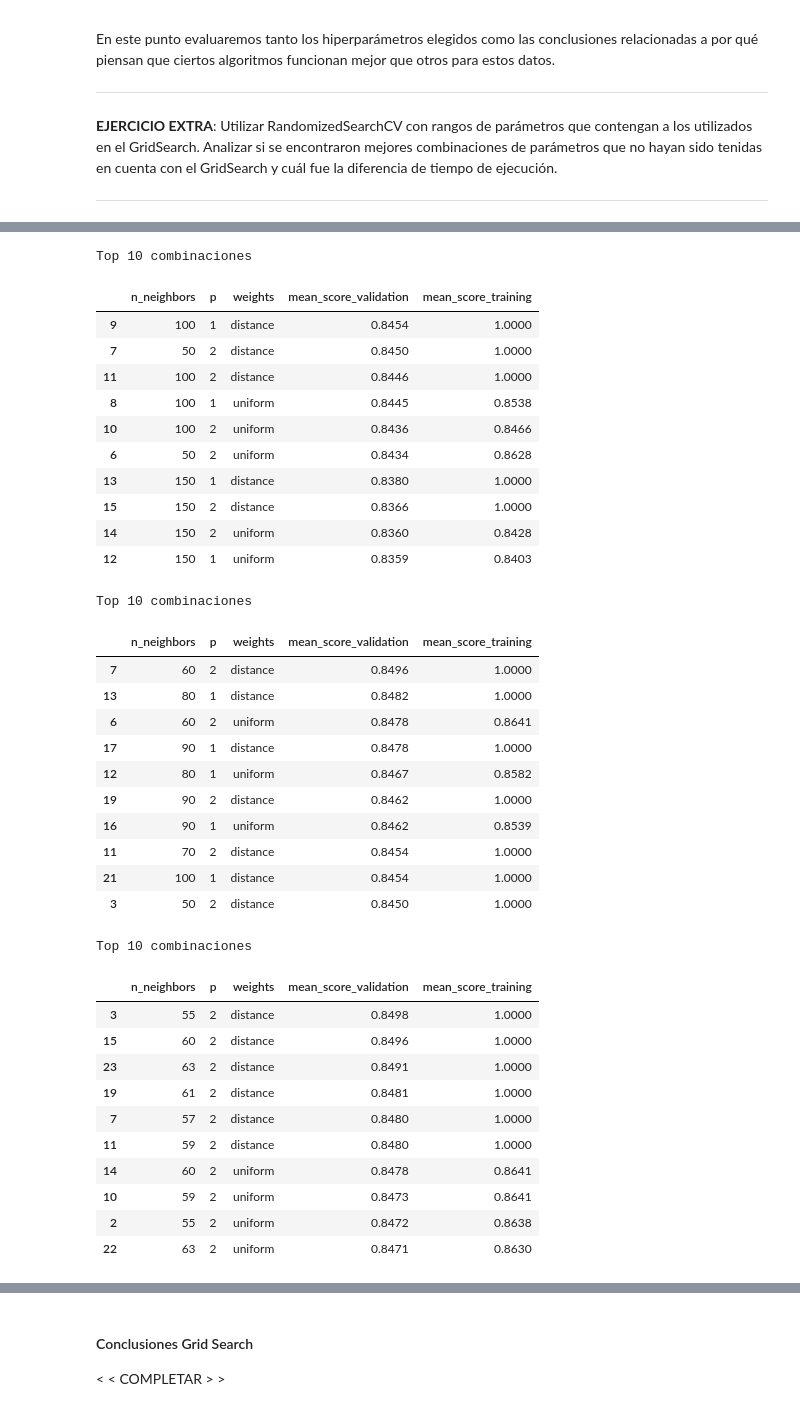
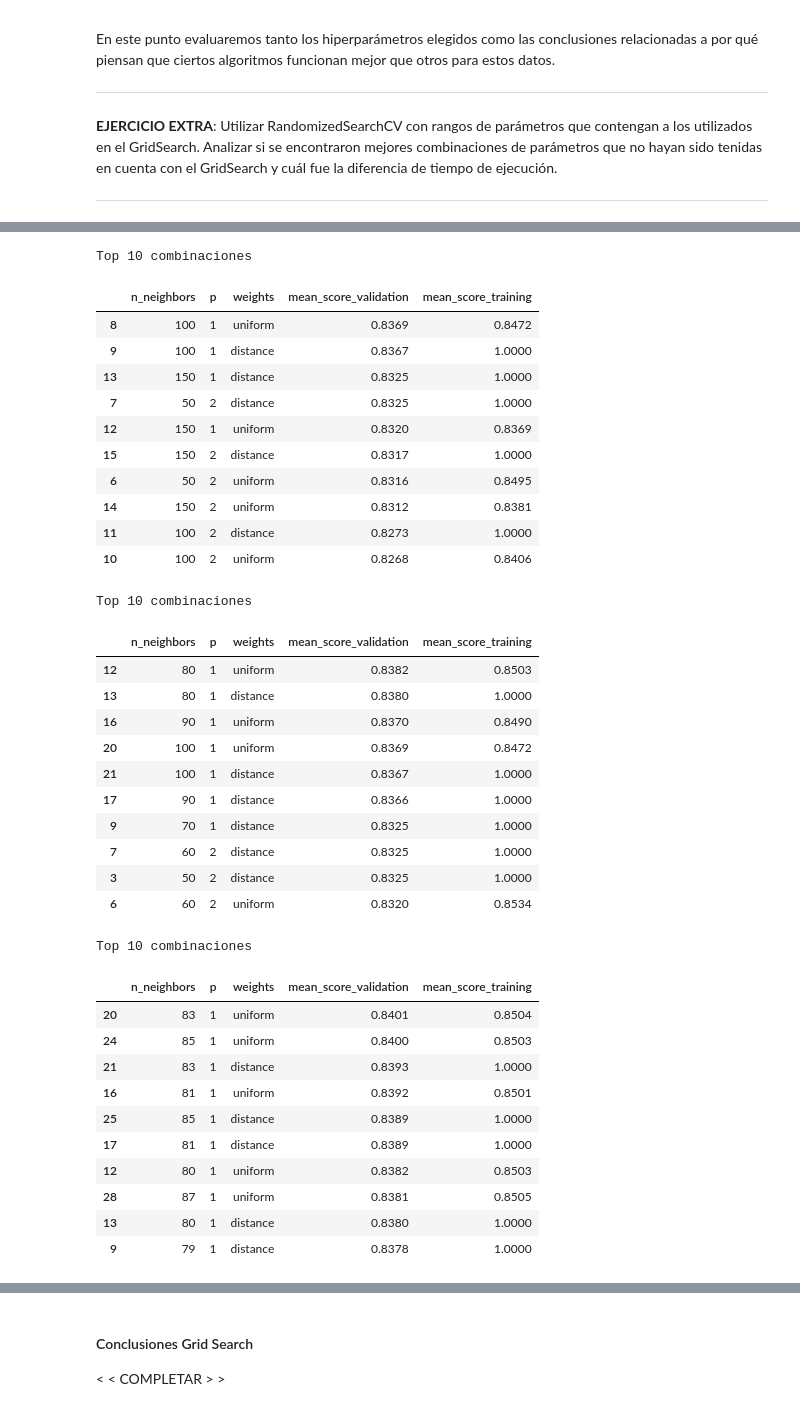
Before and after one commit to jlassa/TP1---aa, a Jupyter notebook: TP1.ipynb, the cells around one changed output, grey strips where cells are left out. Cells and saved outputs as stored; diff of their text form; code cells hidden in the pictures.

```diff
--- a/TP1.ipynb
+++ b/TP1.ipynb
@@ -106,7 +106,7 @@ Contarán con una cantidad limitada de datos, por lo cual es importante tomar un
 
 ########################################################
 np.random.seed(1234)
-X_dev, X_eval, y_dev, y_eval = sklearn.model_selection.train_test_split(X, y, test_size = 1/5)
+X_dev, X_eval, y_dev, y_eval = sklearn.model_selection.train_test_split(X, y, stratify=y, test_size = 1/5)
 
 # X_eval y_eval: son el heldout, separados usando la misma proporcion de malos y buenos, y shuffleando. DEF
 
@@ -115,7 +115,7 @@ X_dev, X_eval, y_dev, y_eval = sklearn.model_selection.train_test_split(X, y, te
 
 print("X_dev: {}, y_dev: {} para desarrollo".format(X_dev.shape, y_dev.shape))
 print("X_eval: {}, y_eval: {} para evaluación".format(X_eval.shape, y_eval.shape))
-
+print("Proporcion Aptos:", np.array(y_dev).sum()/np.array(y_dev).shape[0] )
 plt.figure(figsize=(5, 3))
 plt.hist(np.array(y_dev))  # muestra un histograma para la distribución de y.
 plt.show()
@@ -333,16 +334,16 @@ top_resultados(grid)
 # %% [output]
 Top 10 combinaciones
 |  | n_neighbors | p | weights | mean_score_validation | mean_score_training |
-| 9 | 100 | 1 | distance | 0.8454 | 1.0000 |
-| 7 | 50 | 2 | distance | 0.8450 | 1.0000 |
-| 11 | 100 | 2 | distance | 0.8446 | 1.0000 |
-| 8 | 100 | 1 | uniform | 0.8445 | 0.8538 |
-| 10 | 100 | 2 | uniform | 0.8436 | 0.8466 |
-| 6 | 50 | 2 | uniform | 0.8434 | 0.8628 |
-| 13 | 150 | 1 | distance | 0.8380 | 1.0000 |
-| 15 | 150 | 2 | distance | 0.8366 | 1.0000 |
-| 14 | 150 | 2 | uniform | 0.8360 | 0.8428 |
-| 12 | 150 | 1 | uniform | 0.8359 | 0.8403 |
+| 8 | 100 | 1 | uniform | 0.8369 | 0.8472 |
+| 9 | 100 | 1 | distance | 0.8367 | 1.0000 |
+| 13 | 150 | 1 | distance | 0.8325 | 1.0000 |
+| 7 | 50 | 2 | distance | 0.8325 | 1.0000 |
+| 12 | 150 | 1 | uniform | 0.8320 | 0.8369 |
+| 15 | 150 | 2 | distance | 0.8317 | 1.0000 |
+| 6 | 50 | 2 | uniform | 0.8316 | 0.8495 |
+| 14 | 150 | 2 | uniform | 0.8312 | 0.8381 |
+| 11 | 100 | 2 | distance | 0.8273 | 1.0000 |
+| 10 | 100 | 2 | uniform | 0.8268 | 0.8406 |
 # %%
 ##### KNN ITERATION 2
 knn_grid_parameters = {
@@ -358,41 +359,41 @@ top_resultados(grid)
 # %% [output]
 Top 10 combinaciones
 |  | n_neighbors | p | weights | mean_score_validation | mean_score_training |
-| 7 | 60 | 2 | distance | 0.8496 | 1.0000 |
-| 13 | 80 | 1 | distance | 0.8482 | 1.0000 |
-| 6 | 60 | 2 | uniform | 0.8478 | 0.8641 |
-| 17 | 90 | 1 | distance | 0.8478 | 1.0000 |
-| 12 | 80 | 1 | uniform | 0.8467 | 0.8582 |
-| 19 | 90 | 2 | distance | 0.8462 | 1.0000 |
-| 16 | 90 | 1 | uniform | 0.8462 | 0.8539 |
-| 11 | 70 | 2 | distance | 0.8454 | 1.0000 |
-| 21 | 100 | 1 | distance | 0.8454 | 1.0000 |
-| 3 | 50 | 2 | distance | 0.8450 | 1.0000 |
+| 12 | 80 | 1 | uniform | 0.8382 | 0.8503 |
+| 13 | 80 | 1 | distance | 0.8380 | 1.0000 |
+| 16 | 90 | 1 | uniform | 0.8370 | 0.8490 |
+| 20 | 100 | 1 | uniform | 0.8369 | 0.8472 |
+| 21 | 100 | 1 | distance | 0.8367 | 1.0000 |
+| 17 | 90 | 1 | distance | 0.8366 | 1.0000 |
+| 9 | 70 | 1 | distance | 0.8325 | 1.0000 |
+| 7 | 60 | 2 | distance | 0.8325 | 1.0000 |
+| 3 | 50 | 2 | distance | 0.8325 | 1.0000 |
+| 6 | 60 | 2 | uniform | 0.8320 | 0.8534 |
 # %%
 ##### KNN ITERATION 3
 knn_grid_parameters = {
-    'n_neighbors': [55, 57, 59, 60, 61, 63, 65],
+    'n_neighbors': [75, 57, 79, 80, 81, 83, 85, 87, 89, 90, 91, 93, 95],
     'weights': ['uniform', 'distance'],
     'p':[1,2]
 }
 np.random.seed(1234)
 cv = sklearn.model_selection.StratifiedKFold(n_splits=5 , shuffle=True)
 grid = GridSearchCV(KNeighborsClassifier(), param_grid=knn_grid_parameters, cv=cv, scoring='roc_auc')
 grid.fit(X_dev_np, y_dev_np)
 top_resultados(grid)
 # %% [output]
 Top 10 combinaciones
 |  | n_neighbors | p | weights | mean_score_validation | mean_score_training |
-| 3 | 55 | 2 | distance | 0.8498 | 1.0000 |
-| 15 | 60 | 2 | distance | 0.8496 | 1.0000 |
-| 23 | 63 | 2 | distance | 0.8491 | 1.0000 |
-| 19 | 61 | 2 | distance | 0.8481 | 1.0000 |
-| 7 | 57 | 2 | distance | 0.8480 | 1.0000 |
-| 11 | 59 | 2 | distance | 0.8480 | 1.0000 |
-| 14 | 60 | 2 | uniform | 0.8478 | 0.8641 |
-| 10 | 59 | 2 | uniform | 0.8473 | 0.8641 |
-| 2 | 55 | 2 | uniform | 0.8472 | 0.8638 |
-| 22 | 63 | 2 | uniform | 0.8471 | 0.8630 |
+| 20 | 83 | 1 | uniform | 0.8401 | 0.8504 |
+| 24 | 85 | 1 | uniform | 0.8400 | 0.8503 |
+| 21 | 83 | 1 | distance | 0.8393 | 1.0000 |
+| 16 | 81 | 1 | uniform | 0.8392 | 0.8501 |
+| 25 | 85 | 1 | distance | 0.8389 | 1.0000 |
+| 17 | 81 | 1 | distance | 0.8389 | 1.0000 |
+| 12 | 80 | 1 | uniform | 0.8382 | 0.8503 |
+| 28 | 87 | 1 | uniform | 0.8381 | 0.8505 |
+| 13 | 80 | 1 | distance | 0.8380 | 1.0000 |
+| 9 | 79 | 1 | distance | 0.8378 | 1.0000 |
 # %%
 ##### DT PARAMETERS
 dt_grid_parameters = {
```
Also changed, not shown: parts of 12 cells of this notebook.
